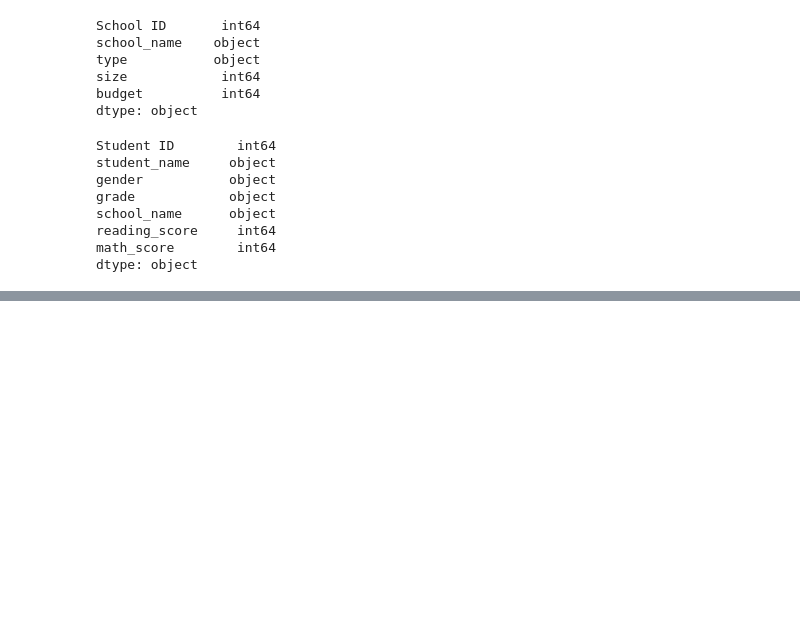
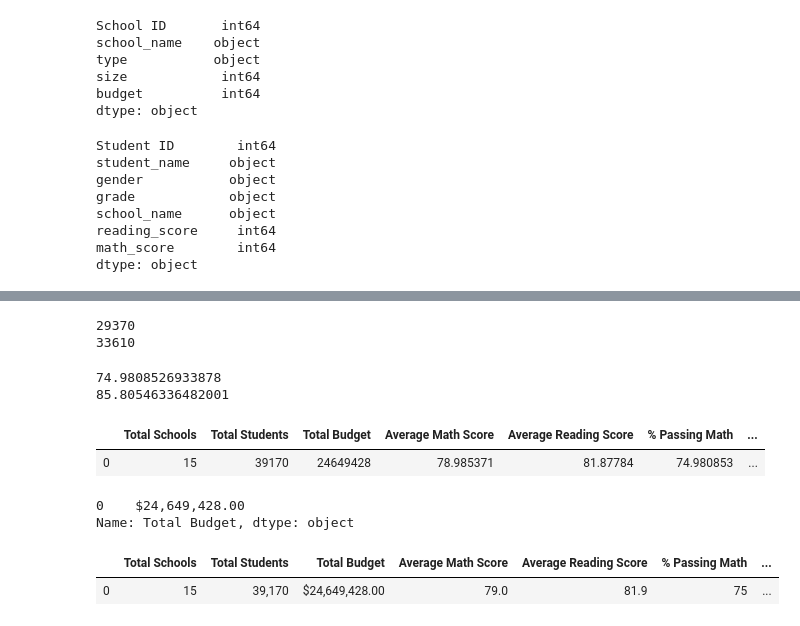
Before and after one commit to RudyR32/School_District_Analysis, a Jupyter notebook: PyCitySchools.ipynb, the cells around one changed output, grey strips where cells are left out. Cells and saved outputs as stored; diff of their text form; code cells hidden in the pictures; blank space fills up the shorter version.

Commit message:
district summary complete.  Formatting commented out everything being treated as String.

```diff
--- a/PyCitySchools.ipynb
+++ b/PyCitySchools.ipynb
@@ -176,0 +243,41 @@ for word in prefixes_suffixes:
+# %%
+# Calculate the number of students passing math.
+passing_math_count = passing_math["student_name"].count()
+print(passing_math_count)
+# Calculate the number of students passing reading.
+passing_reading_count = passing_reading["student_name"].count()
+print(passing_reading_count)
+# %% [output]
+29370
+33610
+# %%
+# Calculate the percent that passed math.
+passing_math_percentage = passing_math_count / float(student_count) * 100
+
+# Calculate the percent that passed reading.
+passing_reading_percentage = passing_reading_count / float(student_count) * 100
+# %%
+print(passing_math_percentage)
+print(passing_reading_percentage)
+# %% [output]
+74.9808526933878
+85.80546336482001
+# %%
+# Calculate the overall passing percentage.
+# Doing this for the class but this is absolutely incorrect, there is no possible way the percentage of students who passed both can be higher than the percentage of students who passed 1 subject.
+overall_passing_percentage = (passing_math_percentage + passing_reading_percentage ) / 2
+# %%
+# Adding a list of values with keys to create a new DataFrame.
+district_summary_df = pd.DataFrame(
+          [{"Total Schools": school_count,
+          "Total Students": student_count,
+          "Total Budget": total_budget,
+          "Average Math Score": average_math_score,
+          "Average Reading Score": average_reading_score,
+          "% Passing Math": passing_math_percentage,
+         "% Passing Reading": passing_reading_percentage,
+        "% Overall Passing": overall_passing_percentage}])
+district_summary_df
+# %% [output]
+|  | Total Schools | Total Students | Total Budget | Average Math Score | Average Reading Score | % Passing Math | ... |
+| 0 | 15 | 39170 | 24649428 | 78.985371 | 81.87784 | 74.980853 | ... |
@@ -176,0 +297,9 @@ for word in prefixes_suffixes:
+# %%
+# Format "Total Budget" to have the comma for a thousands separator, a decimal separator, and a "$".
+
+district_summary_df["Total Budget"] = district_summary_df["Total Budget"].map("${:,.2f}".format)
+
+district_summary_df["Total Budget"]
+# %% [output]
+0    $24,649,428.00
+Name: Total Budget, dtype: object
@@ -176,0 +317,10 @@ for word in prefixes_suffixes:
+# %%
+# Reorder the columns in the order you want them to appear.
+new_column_order = ["Total Schools", "Total Students", "Total Budget","Average Math Score", "Average Reading Score", "% Passing Math", "% Passing Reading", "% Overall Passing"]
+
+# Assign district summary df the new column order.
+district_summary_df = district_summary_df[new_column_order]
+district_summary_df
+# %% [output]
+|  | Total Schools | Total Students | Total Budget | Average Math Score | Average Reading Score | % Passing Math | ... |
+| 0 | 15 | 39,170 | $24,649,428.00 | 79.0 | 81.9 | 75 | ... |
```
Also changed, not shown: parts of 13 cells of this notebook, 1 other file.
